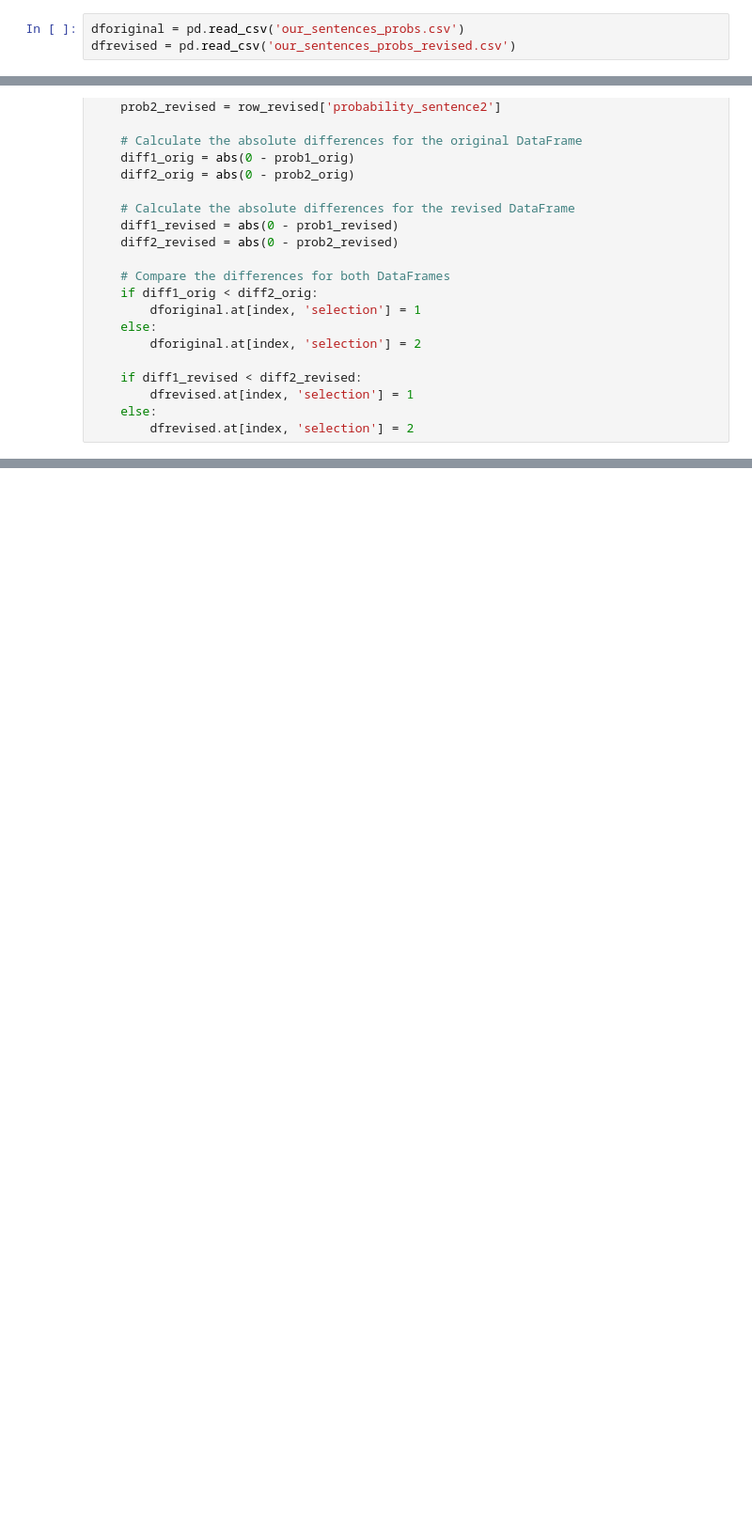
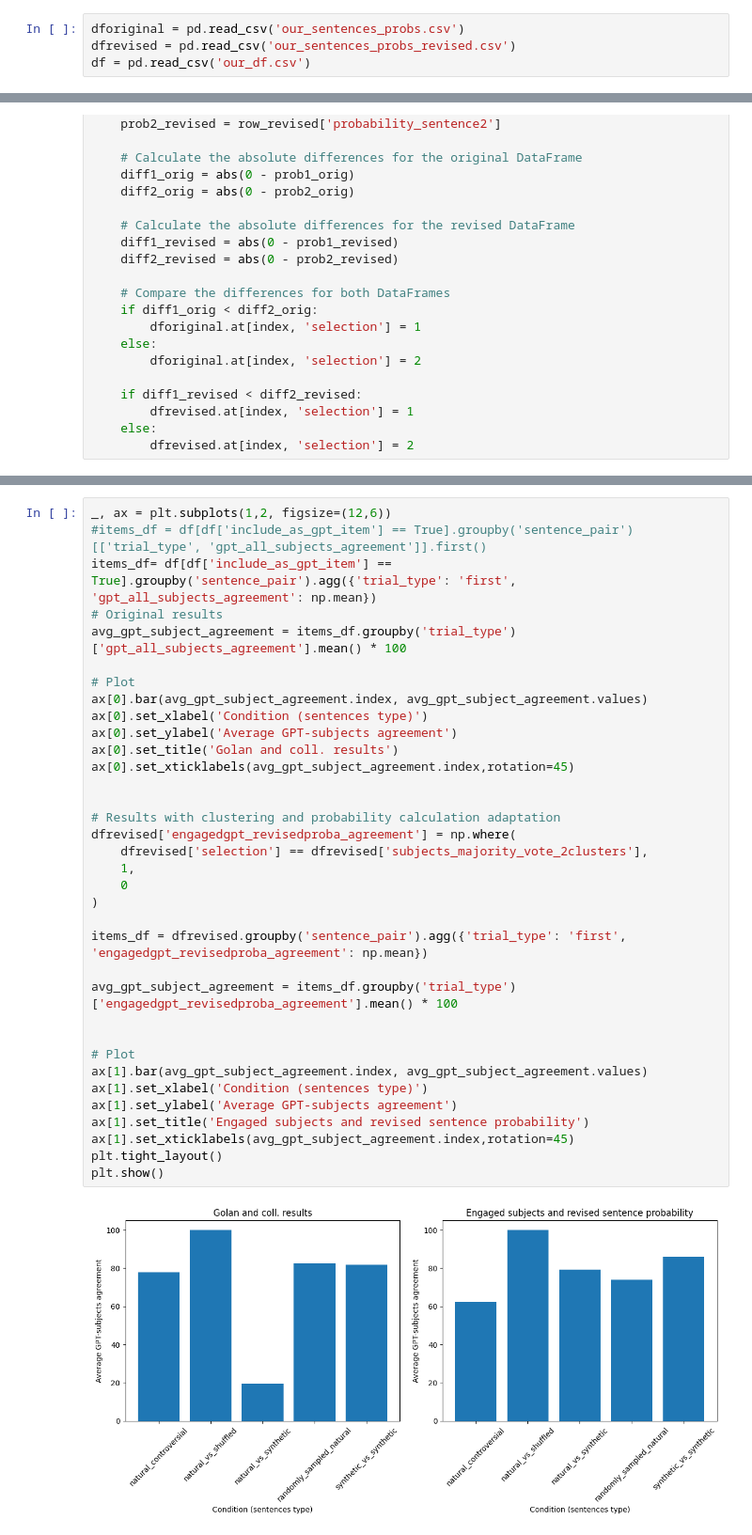
Before and after one commit to LpZamora/contstimlang, a Jupyter notebook: our_code_probability_calc.ipynb, the cells around one changed output, grey strips where cells are left out. Shown at 94% size. Saved outputs shown, nothing was run; the diff lists cells and outputs as text; blank space fills up the shorter version.

```diff
--- a/our_code_probability_calc.ipynb
+++ b/our_code_probability_calc.ipynb
@@ -189,3 +189,4 @@ dfsentence.to_csv('our_sentences_probs_revised.csv', index=False)
 # %%
 dforiginal = pd.read_csv('our_sentences_probs.csv')
 dfrevised = pd.read_csv('our_sentences_probs_revised.csv')
+df = pd.read_csv('our_df.csv')
@@ -254,0 +248,37 @@ plt.show()
+# %%
+_, ax = plt.subplots(1,2, figsize=(12,6))
+#items_df = df[df['include_as_gpt_item'] == True].groupby('sentence_pair')[['trial_type', 'gpt_all_subjects_agreement']].first()
+items_df= df[df['include_as_gpt_item'] == True].groupby('sentence_pair').agg({'trial_type': 'first', 'gpt_all_subjects_agreement': np.mean})
+# Original results
+avg_gpt_subject_agreement = items_df.groupby('trial_type')['gpt_all_subjects_agreement'].mean() * 100
+
+# Plot
+ax[0].bar(avg_gpt_subject_agreement.index, avg_gpt_subject_agreement.values)
+ax[0].set_xlabel('Condition (sentences type)')
+ax[0].set_ylabel('Average GPT-subjects agreement')
+ax[0].set_title('Golan and coll. results')
+ax[0].set_xticklabels(avg_gpt_subject_agreement.index,rotation=45)
+
+
+# Results with clustering and probability calculation adaptation
+dfrevised['engagedgpt_revisedproba_agreement'] = np.where(
+    dfrevised['selection'] == dfrevised['subjects_majority_vote_2clusters'],
+    1,
+    0
+)
+
+items_df = dfrevised.groupby('sentence_pair').agg({'trial_type': 'first', 'engagedgpt_revisedproba_agreement': np.mean})
+
+avg_gpt_subject_agreement = items_df.groupby('trial_type')['engagedgpt_revisedproba_agreement'].mean() * 100
+
+
+# Plot
+ax[1].bar(avg_gpt_subject_agreement.index, avg_gpt_subject_agreement.values)
+ax[1].set_xlabel('Condition (sentences type)')
+ax[1].set_ylabel('Average GPT-subjects agreement')
+ax[1].set_title('Engaged subjects and revised sentence probability')
+ax[1].set_xticklabels(avg_gpt_subject_agreement.index,rotation=45)
+plt.tight_layout()
+plt.show()
+# %% [output]
+[figure, added]
```
Also changed, not shown: parts of 2 cells of this notebook.
